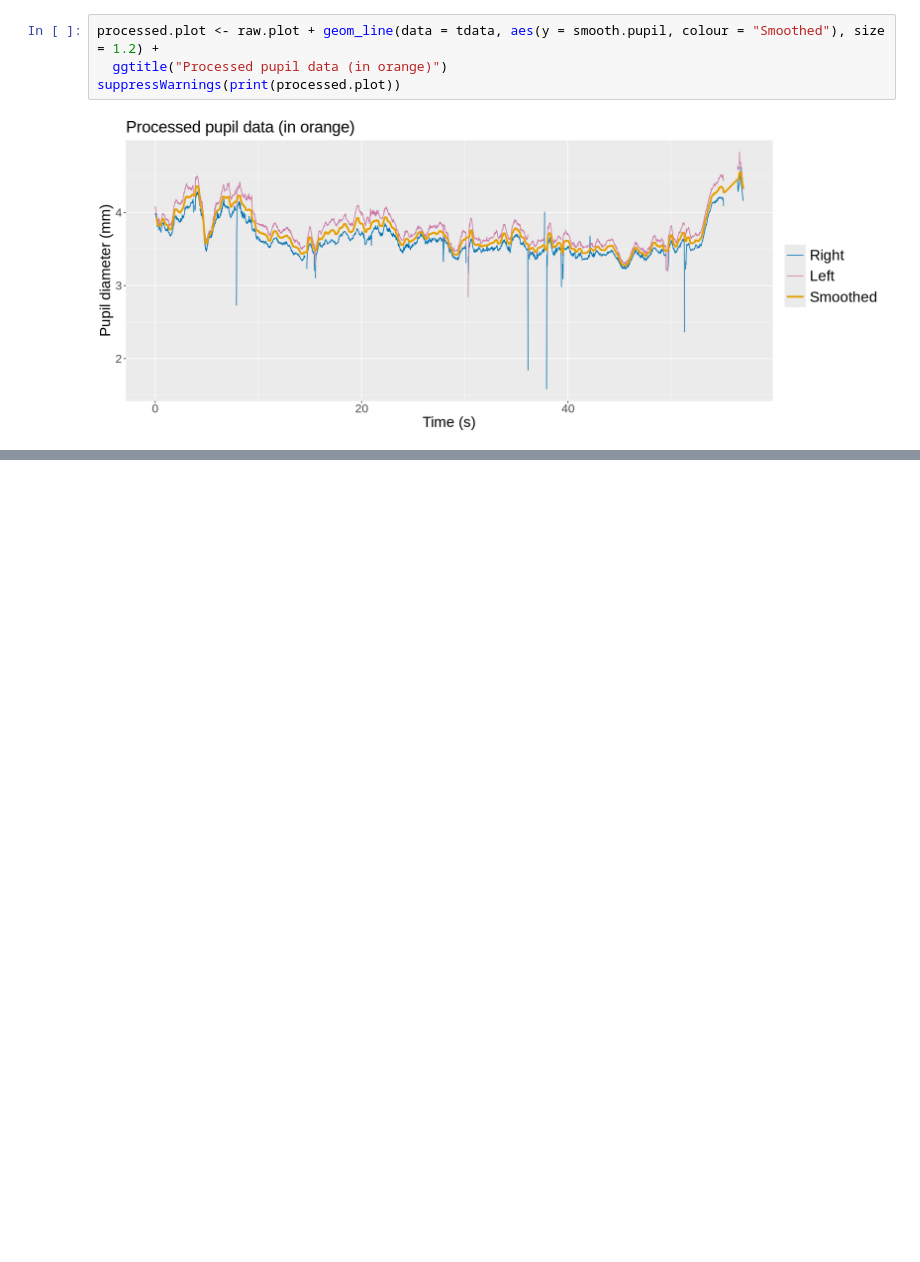
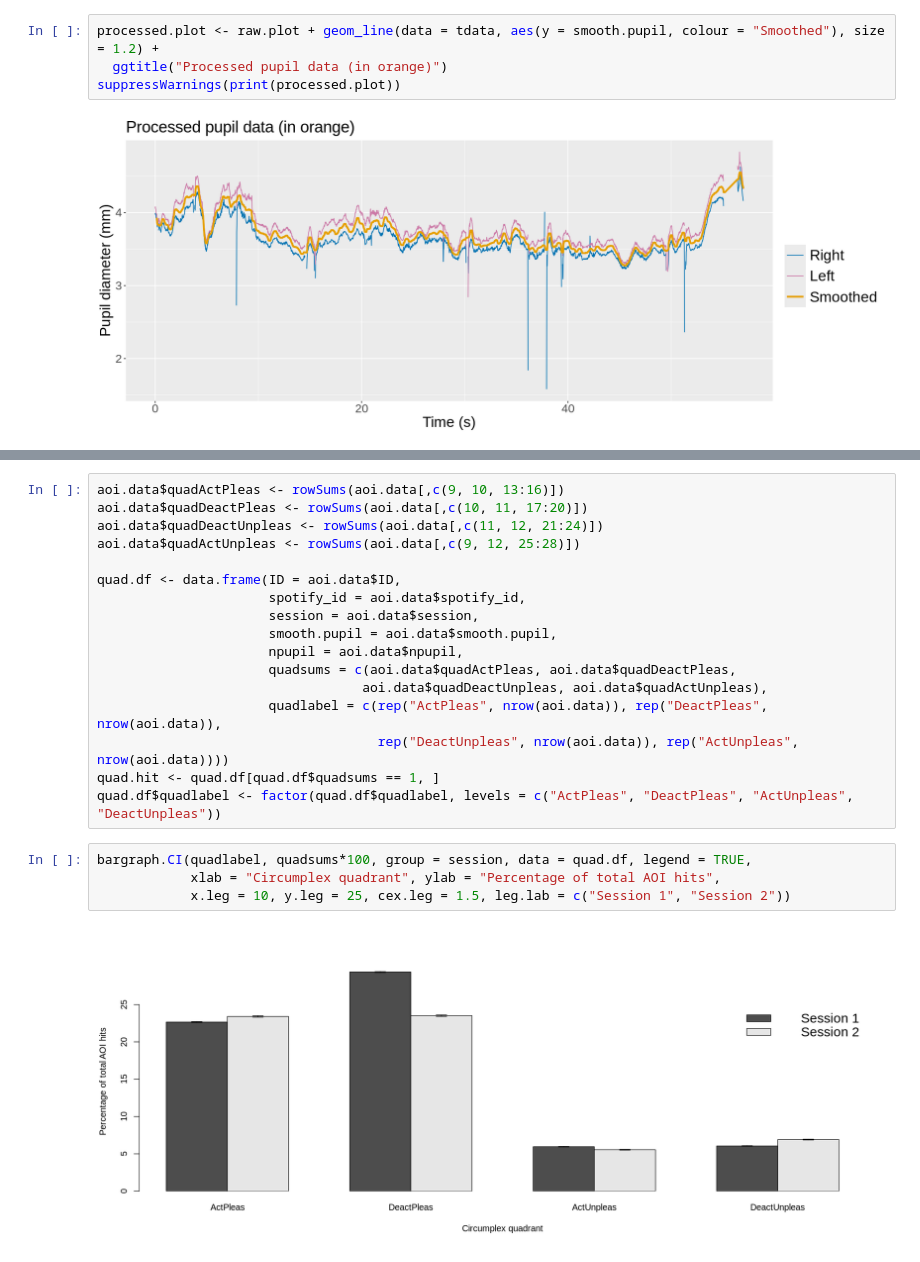
Before and after one commit to laurabishop/EyeTrackingDemo, a Jupyter notebook: DSD_ScienceOfGaze_PupilFiltering.ipynb, the cells around one changed output, grey strips where cells are left out. Cells and saved outputs as stored; diff of their text form; blank space fills up the shorter version.

```diff
--- a/DSD_ScienceOfGaze_PupilFiltering.ipynb
+++ b/DSD_ScienceOfGaze_PupilFiltering.ipynb
@@ -115,0 +178,23 @@ suppressWarnings(print(processed.plot))
+# %%
+aoi.data$quadActPleas <- rowSums(aoi.data[,c(9, 10, 13:16)])
+aoi.data$quadDeactPleas <- rowSums(aoi.data[,c(10, 11, 17:20)])
+aoi.data$quadDeactUnpleas <- rowSums(aoi.data[,c(11, 12, 21:24)])
+aoi.data$quadActUnpleas <- rowSums(aoi.data[,c(9, 12, 25:28)])
+
+quad.df <- data.frame(ID = aoi.data$ID,
+                      spotify_id = aoi.data$spotify_id,
+                      session = aoi.data$session,
+                      smooth.pupil = aoi.data$smooth.pupil,
+                      npupil = aoi.data$npupil,
+                      quadsums = c(aoi.data$quadActPleas, aoi.data$quadDeactPleas,
+                                  aoi.data$quadDeactUnpleas, aoi.data$quadActUnpleas),
+                      quadlabel = c(rep("ActPleas", nrow(aoi.data)), rep("DeactPleas", nrow(aoi.data)),
+                                    rep("DeactUnpleas", nrow(aoi.data)), rep("ActUnpleas", nrow(aoi.data))))
+quad.hit <- quad.df[quad.df$quadsums == 1, ]
+quad.df$quadlabel <- factor(quad.df$quadlabel, levels = c("ActPleas", "DeactPleas", "ActUnpleas", "DeactUnpleas"))
+# %%
+bargraph.CI(quadlabel, quadsums*100, group = session, data = quad.df, legend = TRUE,
+            xlab = "Circumplex quadrant", ylab = "Percentage of total AOI hits",
+            x.leg = 10, y.leg = 25, cex.leg = 1.5, leg.lab = c("Session 1", "Session 2"))
+# %% [output]
+[figure, added]
```
Also changed, not shown: parts of 16 cells of this notebook.
